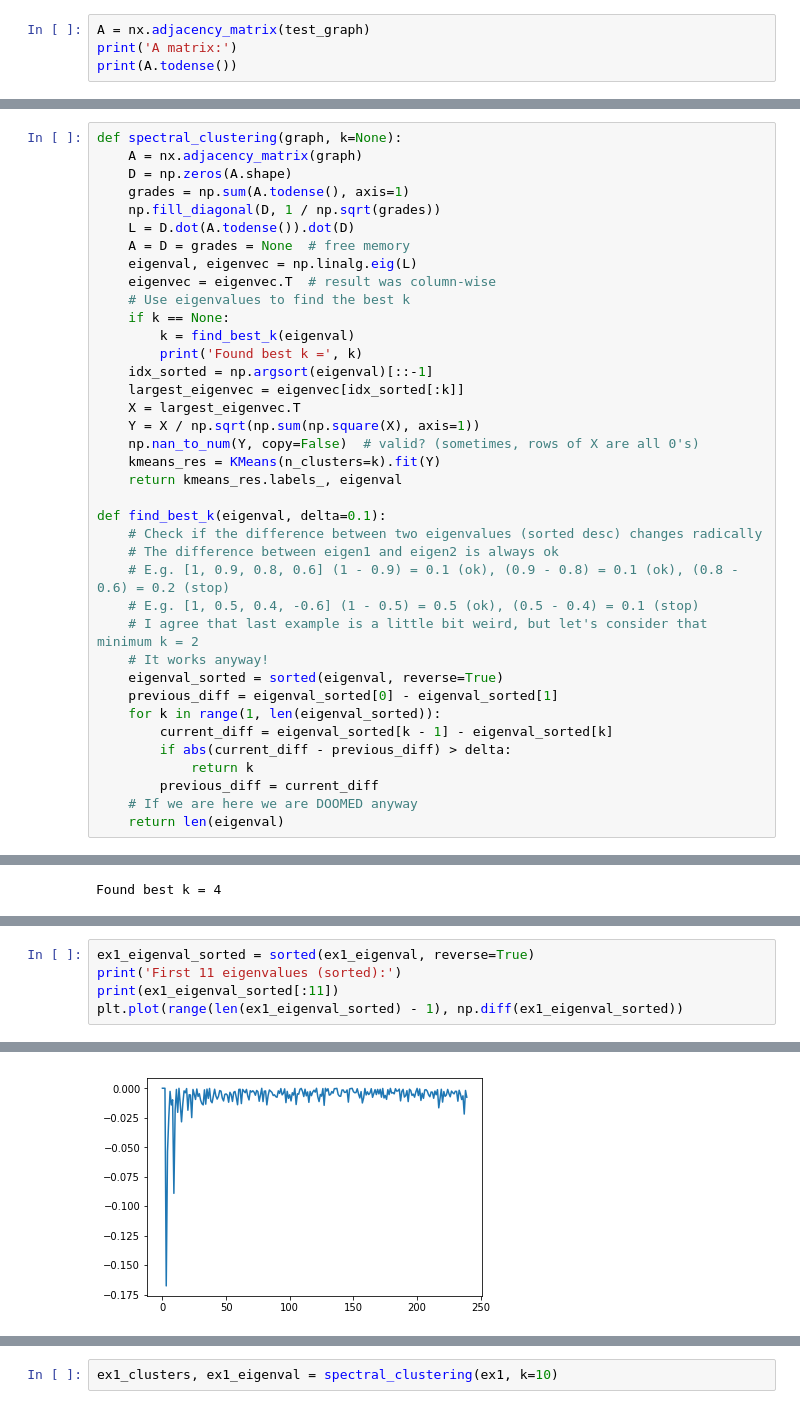
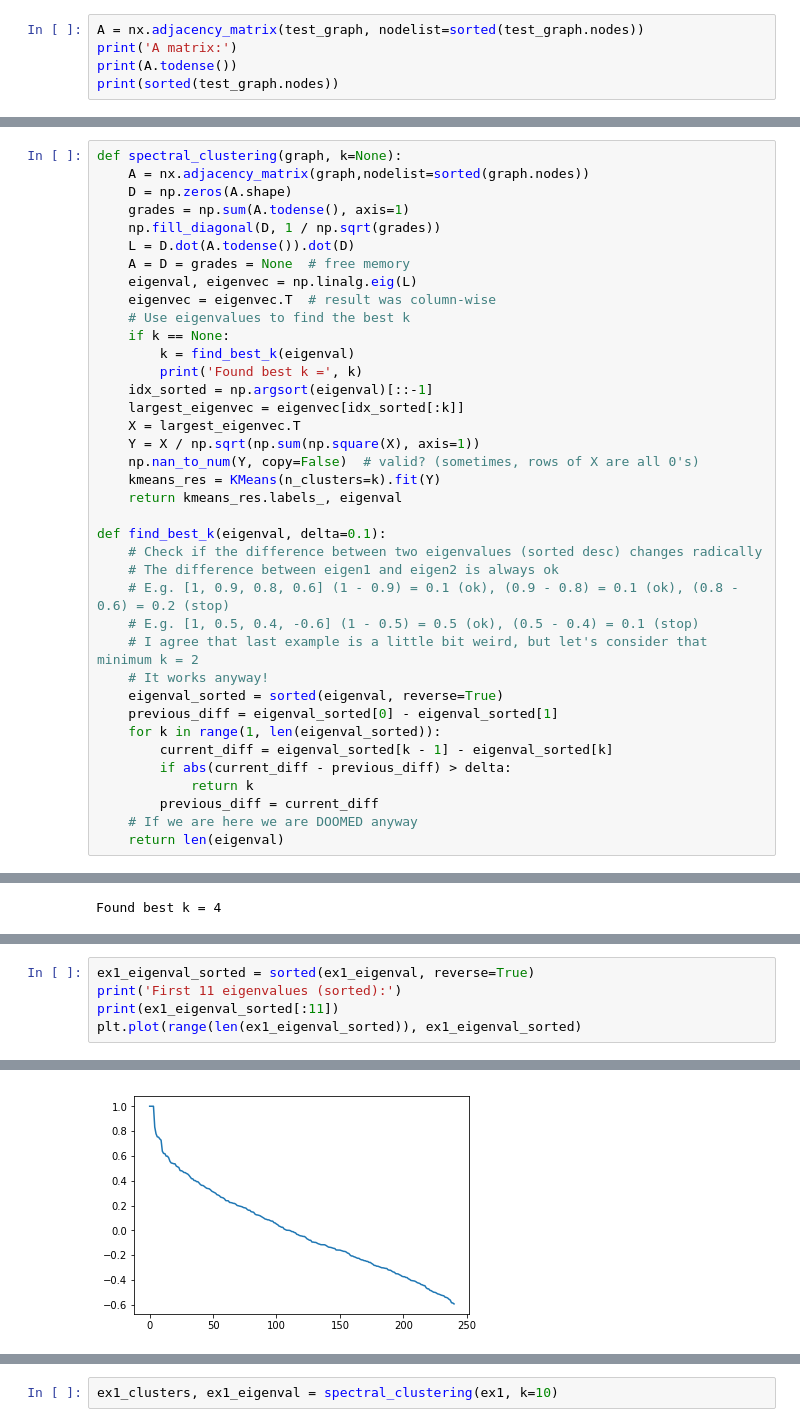
Before and after one commit to gioruffa/ID2222_DataMining_Assignments, a Jupyter notebook: 4_graph_spectra/graph-spectra.ipynb, the cells around one changed output, grey strips where cells are left out. Cells and saved outputs as stored; diff of their text form.

```diff
--- a/4_graph_spectra/graph-spectra.ipynb
+++ b/4_graph_spectra/graph-spectra.ipynb
@@ -30,9 +72,10 @@ nx.draw_networkx(test_graph)
 # %% [markdown]
 1. Form the affinity matrix $A \in \mathbb{R}^{n \times n}$ defined by $A_{ij} = exp(-||s_i - s_j||^2 / 2\sigma^2)$ if $i \ne j$, and $A_{ii} = 0$.
 # %%
-A = nx.adjacency_matrix(test_graph)
+A = nx.adjacency_matrix(test_graph, nodelist=sorted(test_graph.nodes))
 print('A matrix:')
 print(A.todense())
+print(sorted(test_graph.nodes))
 # %% [output]
 A matrix:
 [[0 1 1 0 0 0]
@@ -207,7 +258,7 @@ print('Number of nodes: {}. Number of edges {}'.format(ex1.number_of_nodes(), ex
 Number of nodes: 241. Number of edges 923
 # %%
 def spectral_clustering(graph, k=None):
-    A = nx.adjacency_matrix(graph)
+    A = nx.adjacency_matrix(graph,nodelist=sorted(graph.nodes))
     D = np.zeros(A.shape)
     grades = np.sum(A.todense(), axis=1)
     np.fill_diagonal(D, 1 / np.sqrt(grades))
@@ -255,6 +313,6 @@ draw_compare(ex1, ex1_clusters, node_size=50, with_labels=False)
 ex1_eigenval_sorted = sorted(ex1_eigenval, reverse=True)
 print('First 11 eigenvalues (sorted):')
 print(ex1_eigenval_sorted[:11])
-plt.plot(range(len(ex1_eigenval_sorted) - 1), np.diff(ex1_eigenval_sorted))
+plt.plot(range(len(ex1_eigenval_sorted)), ex1_eigenval_sorted)
 # %% [output]
 First 11 eigenvalues (sorted):
@@ -262,2 +320,2 @@ First 11 eigenvalues (sorted):
 [<matplotlib.lines.Line2D at 0x...>]
-[figure, old version]
+[figure, new version]
```
Also changed, not shown: parts of 36 cells of this notebook.
